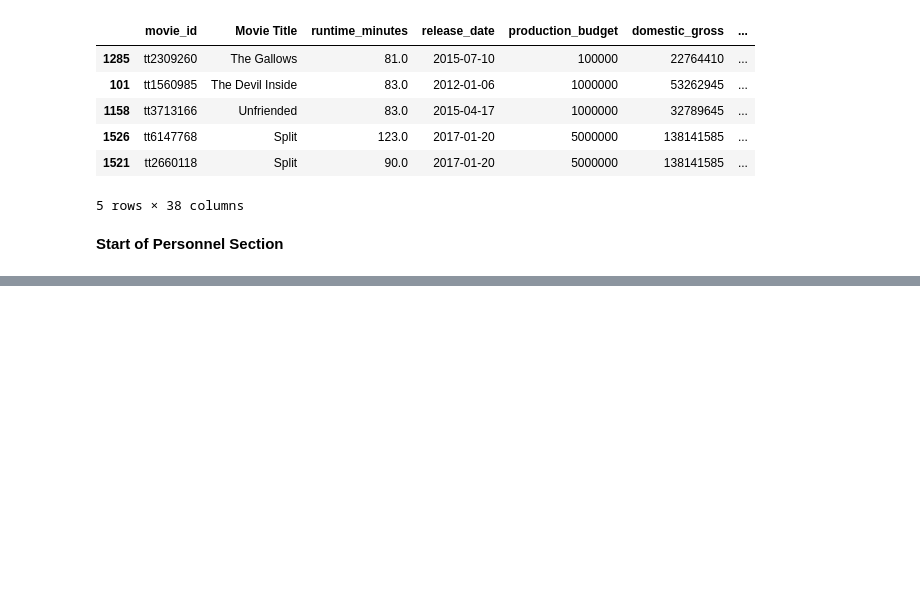
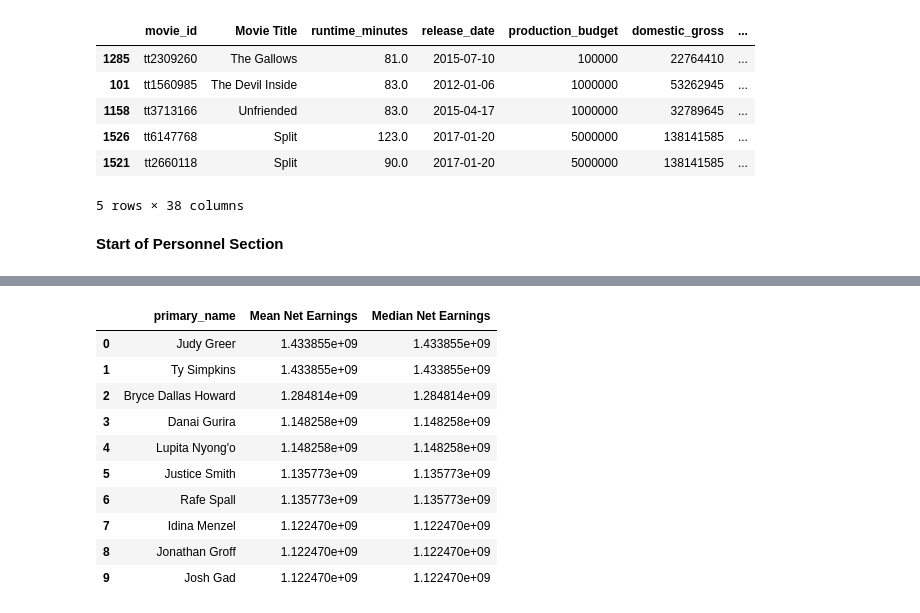
Before and after one commit to RH3421/Project-1-Microsoft-Makes-a-Movie, a Jupyter notebook: Genre_Budget.ipynb, the cells around one changed output, grey strips where cells are left out. Drawn from its saved outputs; the diff is of its cells as text; code cells hidden in the pictures; blank space fills up the shorter version.

```diff
--- a/Genre_Budget.ipynb
+++ b/Genre_Budget.ipynb
@@ -424,0 +423,15 @@ top5_acting
+# %%
+top10_acting = ind_fin.head(10)
+top10_acting
+# %% [output]
+|  | primary_name | Mean Net Earnings | Median Net Earnings |
+| 0 | Judy Greer | 1.433855e+09 | 1.433855e+09 |
+| 1 | Ty Simpkins | 1.433855e+09 | 1.433855e+09 |
+| 2 | Bryce Dallas Howard | 1.284814e+09 | 1.284814e+09 |
+| 3 | Danai Gurira | 1.148258e+09 | 1.148258e+09 |
+| 4 | Lupita Nyong'o | 1.148258e+09 | 1.148258e+09 |
+| 5 | Justice Smith | 1.135773e+09 | 1.135773e+09 |
+| 6 | Rafe Spall | 1.135773e+09 | 1.135773e+09 |
+| 7 | Idina Menzel | 1.122470e+09 | 1.122470e+09 |
+| 8 | Jonathan Groff | 1.122470e+09 | 1.122470e+09 |
+| 9 | Josh Gad | 1.122470e+09 | 1.122470e+09 |
```
Also changed, not shown: parts of 8 cells of this notebook.
